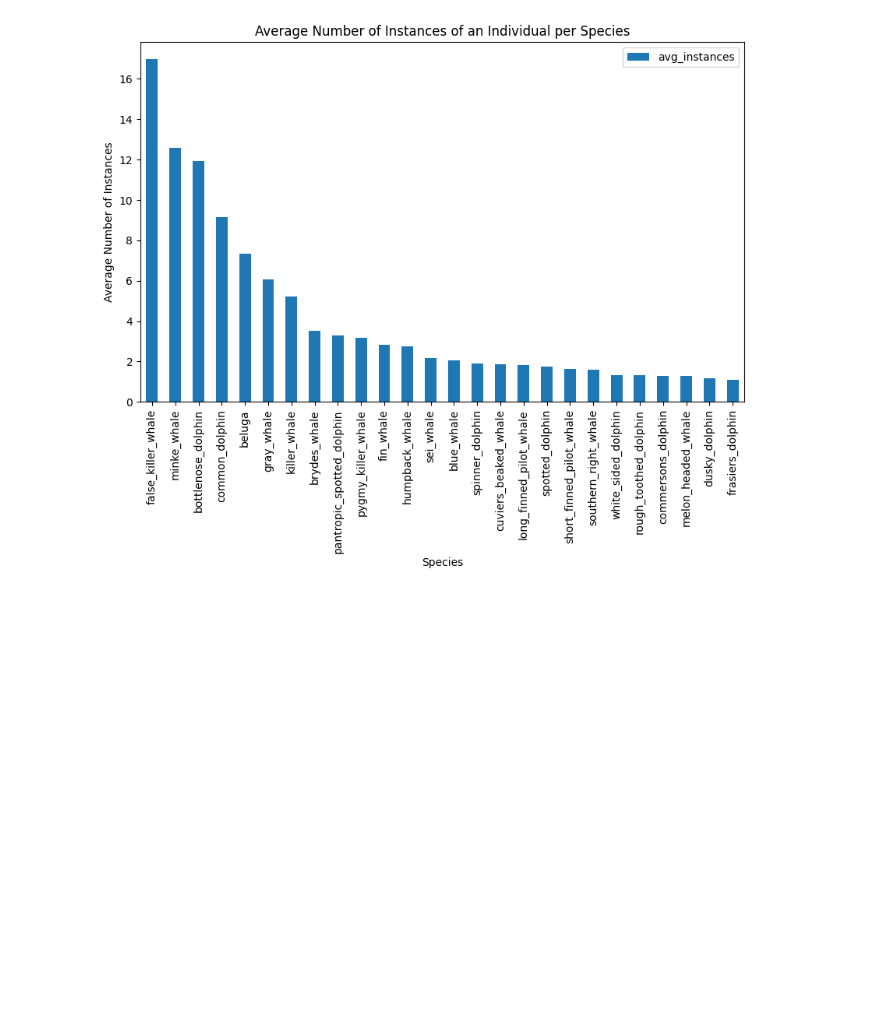
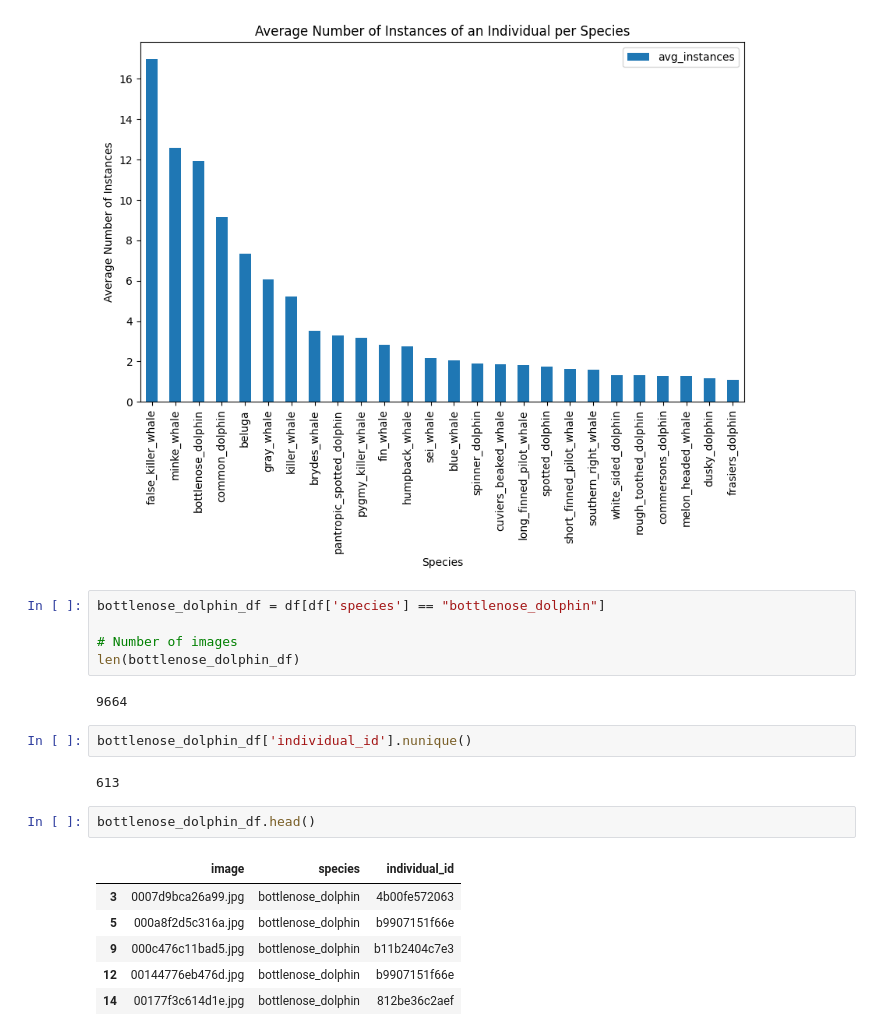
Before and after one commit to matt-harding/AMLS_II_assignment23_24, a Jupyter notebook: Notebooks/Data_Explorer.ipynb, the cells around one changed output. Saved outputs shown, nothing was run; the diff lists cells and outputs as text; blank space fills up the shorter version.

```diff
--- a/Notebooks/Data_Explorer.ipynb
+++ b/Notebooks/Data_Explorer.ipynb
@@ -60,3 +60,23 @@ plt.savefig('mean_individuals_histogram.png', bbox_inches='tight')
 plt.show()
 # %% [output]
 [figure]
+# %%
+bottlenose_dolphin_df = df[df['species'] == "bottlenose_dolphin"]
+
+# Number of images
+len(bottlenose_dolphin_df)
+# %% [output]
+9664
+# %%
+bottlenose_dolphin_df['individual_id'].nunique()
+# %% [output]
+613
+# %%
+bottlenose_dolphin_df.head()
+# %% [output]
+|  | image | species | individual_id |
+| 3 | 0007d9bca26a99.jpg | bottlenose_dolphin | 4b00fe572063 |
+| 5 | 000a8f2d5c316a.jpg | bottlenose_dolphin | b9907151f66e |
+| 9 | 000c476c11bad5.jpg | bottlenose_dolphin | b11b2404c7e3 |
+| 12 | 00144776eb476d.jpg | bottlenose_dolphin | b9907151f66e |
+| 14 | 00177f3c614d1e.jpg | bottlenose_dolphin | 812be36c2aef |
```
Also changed, not shown: 8 other files.
